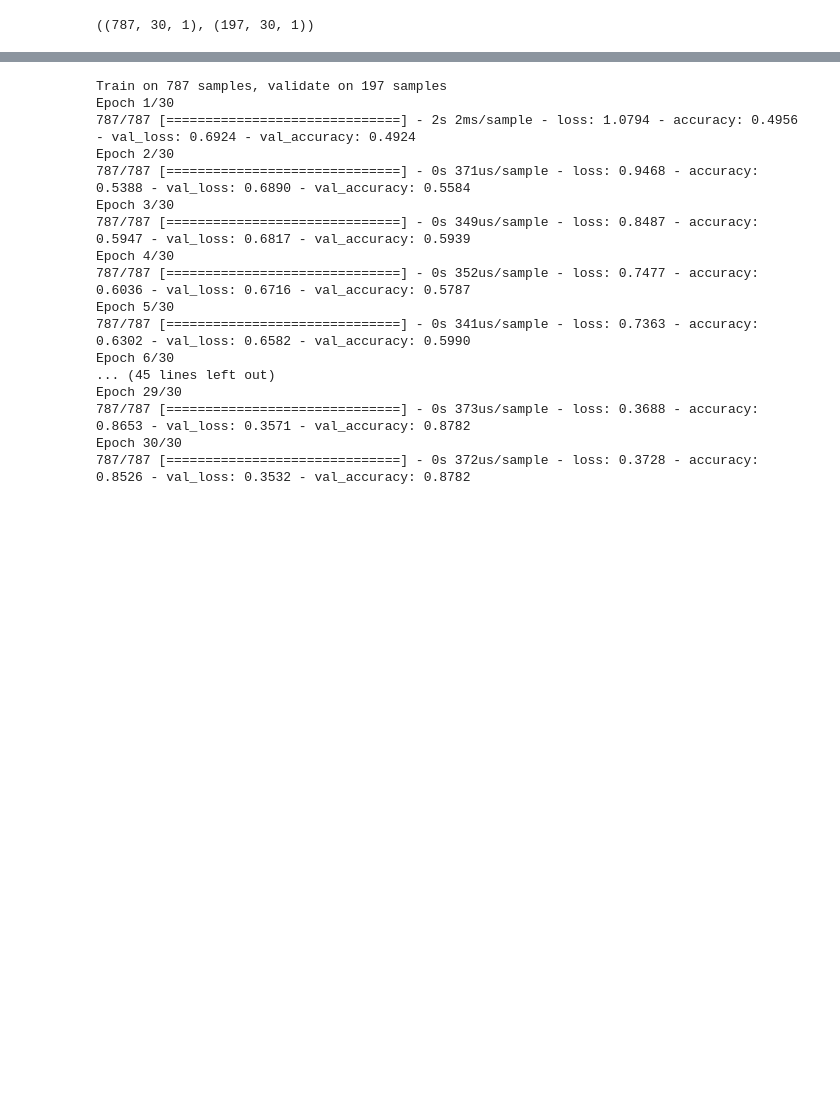
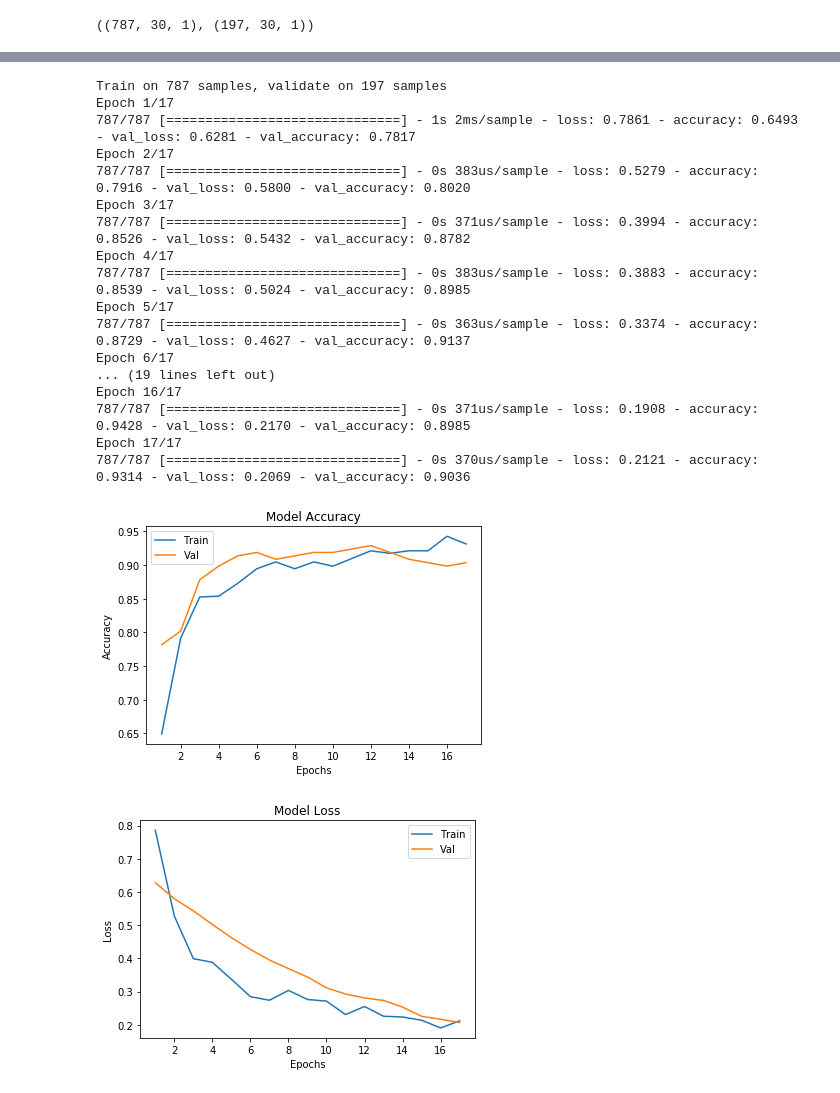
Before and after one commit to developr4u/practice, a Jupyter notebook: credit_card_fraud.ipynb, the cells around one changed output, grey strips where cells are left out. Drawn from its saved outputs; the diff is of its cells as text; code cells hidden in the pictures; blank space fills up the shorter version.

```diff
--- a/credit_card_fraud.ipynb
+++ b/credit_card_fraud.ipynb
@@ -158,24 +162,48 @@ Trainable params: 119,265
 Non-trainable params: 192
 _________________________________________________________________
 # %%
-model.compile(optimizer=Adam(lr=0.00001),loss='binary_crossentropy',metrics=['accuracy'])
+model.compile(optimizer=Adam(lr=0.0001),loss='binary_crossentropy',metrics=['accuracy'])
 # %%
-history = model.fit(x_train,y_train,epochs=30,validation_data=(x_test,y_test),verbose=1)
+history = model.fit(x_train,y_train,epochs=17,validation_data=(x_test,y_test),verbose=1)
 # %% [output]
 Train on 787 samples, validate on 197 samples
-Epoch 1/30
-787/787 [==============================] - 2s 2ms/sample - loss: 1.0794 - accuracy: 0.4956 - val_loss: 0.6924 - val_accuracy: 0.4924
-Epoch 2/30
-787/787 [==============================] - 0s 371us/sample - loss: 0.9468 - accuracy: 0.5388 - val_loss: 0.6890 - val_accuracy: 0.5584
-Epoch 3/30
-787/787 [==============================] - 0s 349us/sample - loss: 0.8487 - accuracy: 0.5947 - val_loss: 0.6817 - val_accuracy: 0.5939
-Epoch 4/30
-787/787 [==============================] - 0s 352us/sample - loss: 0.7477 - accuracy: 0.6036 - val_loss: 0.6716 - val_accuracy: 0.5787
-Epoch 5/30
-787/787 [==============================] - 0s 341us/sample - loss: 0.7363 - accuracy: 0.6302 - val_loss: 0.6582 - val_accuracy: 0.5990
-Epoch 6/30
-... (45 lines left out)
-Epoch 29/30
-787/787 [==============================] - 0s 373us/sample - loss: 0.3688 - accuracy: 0.8653 - val_loss: 0.3571 - val_accuracy: 0.8782
-Epoch 30/30
-787/787 [==============================] - 0s 372us/sample - loss: 0.3728 - accuracy: 0.8526 - val_loss: 0.3532 - val_accuracy: 0.8782
+Epoch 1/17
+787/787 [==============================] - 1s 2ms/sample - loss: 0.7861 - accuracy: 0.6493 - val_loss: 0.6281 - val_accuracy: 0.7817
+Epoch 2/17
+787/787 [==============================] - 0s 383us/sample - loss: 0.5279 - accuracy: 0.7916 - val_loss: 0.5800 - val_accuracy: 0.8020
+Epoch 3/17
+787/787 [==============================] - 0s 371us/sample - loss: 0.3994 - accuracy: 0.8526 - val_loss: 0.5432 - val_accuracy: 0.8782
+Epoch 4/17
+787/787 [==============================] - 0s 383us/sample - loss: 0.3883 - accuracy: 0.8539 - val_loss: 0.5024 - val_accuracy: 0.8985
+Epoch 5/17
+787/787 [==============================] - 0s 363us/sample - loss: 0.3374 - accuracy: 0.8729 - val_loss: 0.4627 - val_accuracy: 0.9137
+Epoch 6/17
+... (19 lines left out)
+Epoch 16/17
+787/787 [==============================] - 0s 371us/sample - loss: 0.1908 - accuracy: 0.9428 - val_loss: 0.2170 - val_accuracy: 0.8985
+Epoch 17/17
+787/787 [==============================] - 0s 370us/sample - loss: 0.2121 - accuracy: 0.9314 - val_loss: 0.2069 - val_accuracy: 0.9036
+# %%
+epoch = 17
+def plot_learning_curve(history,epoch):
+  epoch_range = range(1,epoch+1)
+  plt.plot(epoch_range,history.history['accuracy'])
+  plt.plot(epoch_range,history.history['val_accuracy'])
+  plt.xlabel('Epochs')
+  plt.ylabel('Accuracy')
+  plt.title('Model Accuracy')
+  plt.legend(['Train','Val'])
+  plt.show()
+
+  plt.plot(epoch_range,history.history['loss'])
+  plt.plot(epoch_range,history.history['val_loss'])
+  plt.xlabel('Epochs')
+  plt.ylabel('Loss')
+  plt.title('Model Loss')
+  plt.legend(['Train','Val'])
+  plt.show()
+# %%
+plot_learning_curve(history,epoch)
+# %% [output]
+[figure, added]
+[figure, added]
```
Also changed, not shown: parts of 4 cells of this notebook.
